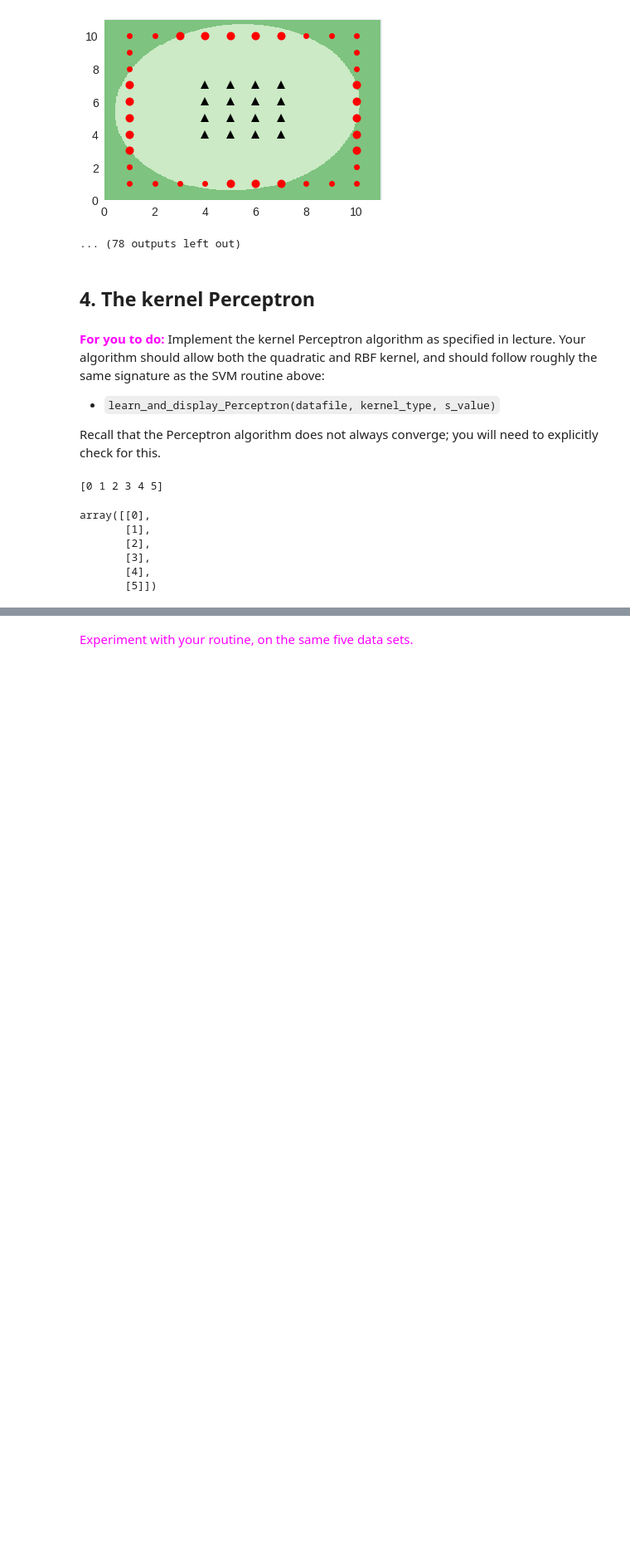
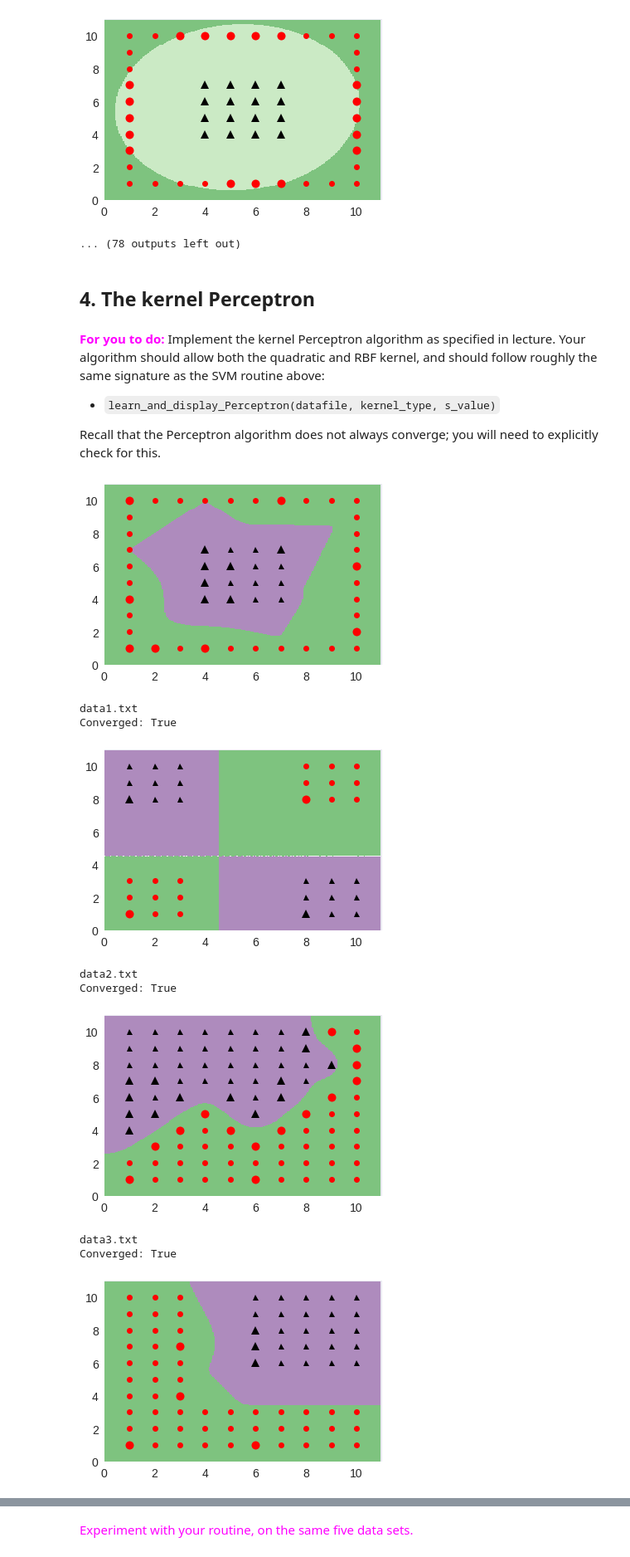
Before and after one commit to vinneenguyen/ucsdx-machine-learning-fundamentals, a Jupyter notebook: Week 07 Combining Simple Classifiers/DSE220x_PA7/DSE220x_PA7/kernel_SVM_and_Perceptron.ipynb, the cells around one changed output, grey strips where cells are left out. Shown: that part at 83% size. Drawn from its saved outputs; the diff is of its cells as text; code cells hidden in the pictures; blank space fills up the shorter version.

```diff
--- a/Week 07 Combining Simple Classifiers/DSE220x_PA7/DSE220x_PA7/kernel_SVM_and_Perceptron.ipynb
+++ b/Week 07 Combining Simple Classifiers/DSE220x_PA7/DSE220x_PA7/kernel_SVM_and_Perceptron.ipynb
@@ -250,12 +294,18 @@ def learn_and_display_Perceptron(datafile, kernel_type='rbf', s_value=1.0, iters
-# %%
-a=np.arange(6)
-print(a)
-a[:, None]
-# %% [output]
-[0 1 2 3 4 5]
-array([[0],
-       [1],
-       [2],
-       [3],
-       [4],
-       [5]])
+# %%
+datafiles = ["data1.txt", "data2.txt", "data3.txt", "data4.txt", "data5.txt"]
+ktype = "rbf"
+for f in datafiles:
+  converged, alpha, b, decide = learn_and_display_Perceptron(f, ktype)
+  print(f)
+  print("Converged: {}".format(converged))
+# %% [output]
+[figure, added]
+data1.txt
+Converged: True
+[figure, added]
+data2.txt
+Converged: True
+[figure, added]
+data3.txt
+Converged: True
+[figure, added]
```
Also changed, not shown: parts of 4 cells of this notebook.
